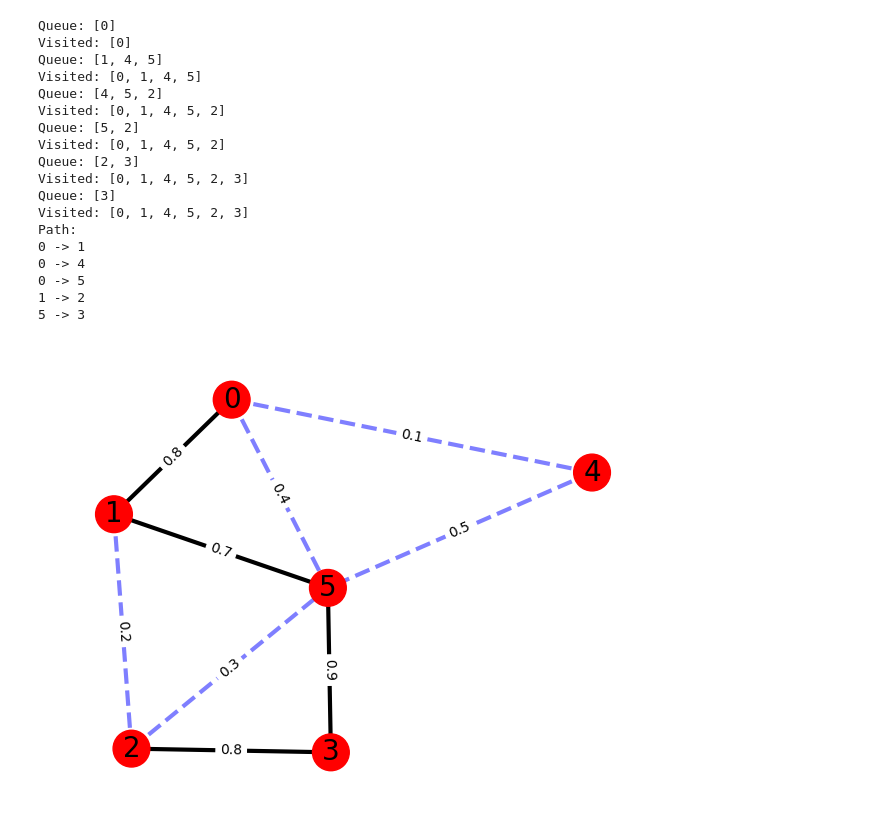
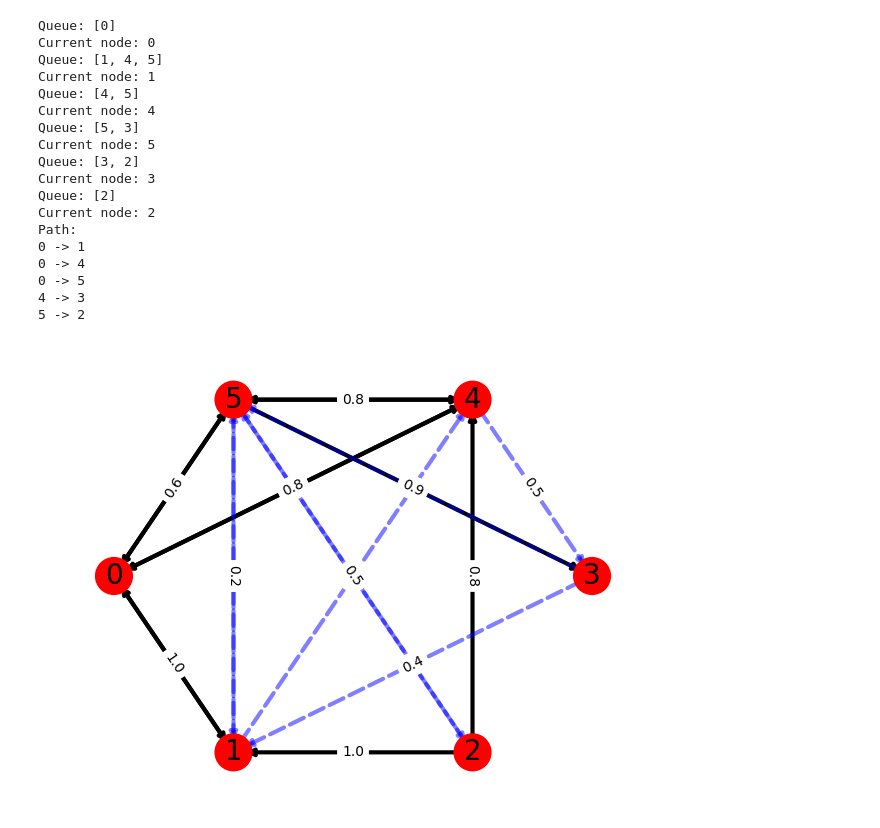
Before and after one commit to karolcieply/studia, a Jupyter notebook: SemestrVI/hmo/hmo_notebook.ipynb, the cells around one changed output. Saved outputs shown, nothing was run; the diff lists cells and outputs as text; code cells hidden in the pictures.

Commit message:
ADD: updated functions

```diff
--- a/SemestrVI/hmo/hmo_notebook.ipynb
+++ b/SemestrVI/hmo/hmo_notebook.ipynb
@@ -9,7 +9,7 @@ from random import randint
 # %%
 GRAPH_SEED: int = 1
 DRAWING_SEED: int = 1
-DIRECTED_GRAPH: bool = False
+DIRECTED_GRAPH: bool = True
 # %%
 class Graph:
     def __init__(self, g: Union[nx.Graph, None]=None) -> None:
@@ -34,42 +34,39 @@ class Graph:
             return "".join([f"{parent} -> {node}\n" for node, parent in self.parents.items()])
 
     @staticmethod
-    def bfs(g: nx.Graph, start: int, end: int) -> Graph.FunctionOutput:
+    def bfs(g: nx.Graph, start: int) -> Graph.FunctionOutput:
         queue: list = [start]
         visited: list = [start]
         parents: dict = {}
         while queue:
             print(f"Queue: {queue}")
-            print(f"Visited: {visited}")
             node: int = queue.pop(0)
-            if node == end:
-                return Graph.FunctionOutput(visited, parents)
+            print(f"Current node: {node}")
             for neighbour in g.neighbors(node):
                 if neighbour not in visited:
                     visited.append(neighbour)
                     parents[neighbour] = node
                     queue.append(neighbour)
-        raise Exception("Path not found")
+        return Graph.FunctionOutput(visited, parents)
+
 
     @staticmethod
-    def dfs(g: nx.Graph, start: int, end: int, visited: list=[], parents: dict={}) -> Graph.FunctionOutput:
+    def dfs(g: nx.Graph, start: int, visited: list=[], parents: dict={}) -> Graph.FunctionOutput:
         visited += [start]
         print(f"Visited: {visited}")
         print(f"Current node: {start}")
-        if start == end:
-            return Graph.FunctionOutput(visited, parents)
-        else:
-            for node in g.neighbors(start):
-                if node not in visited:
-                    parents[node] = start
-                    return Graph.dfs(g, node, end, visited, parents)
-        raise Exception("Path not found")
+        for node in g.neighbors(start):
+            if node not in visited:
+                parents[node] = start
+                return Graph.dfs(g, node, visited, parents)
+        return Graph.FunctionOutput(visited, parents)
 
     def draw(self: Self, node_colors: Union[List[str], None]=None) -> None:
         node_colors = node_colors or ['white' for node in self.g.nodes()]
         elarge = [(u, v) for (u, v, d) in self.g.edges(data=True) if d["weight"] > 0.5]
         esmall = [(u, v) for (u, v, d) in self.g.edges(data=True) if d["weight"] <= 0.5]
-        pos = nx.spring_layout(self.g, seed=DRAWING_SEED)
+        #pos = nx.spring_layout(self.g, seed=DRAWING_SEED)
+        pos = nx.shell_layout(self.g)
         nx.draw_networkx_nodes(self.g, pos, node_size=700, node_color=node_colors)
         nx.draw_networkx_edges(self.g, pos, edgelist=elarge, width=3)
         nx.draw_networkx_edges(
@@ -83,42 +80,41 @@ class Graph:
         plt.axis("off")
         plt.tight_layout()
 
-    def draw_function(self: Self, start: int, end: int, function_to_draw: Callable [[nx.Graph, int, int], Graph.FunctionOutput]) -> None:
+    def draw_function(self: Self, start: int, function_to_draw: Callable [[nx.Graph, int], Graph.FunctionOutput]) -> None:
             fig = plt.figure()
             camera = Camera(fig)
             self.plots = []
-            function_ouput = function_to_draw(self.g, start, end)
+            function_ouput = function_to_draw(self.g, start)
             print(f"Path:\n{function_ouput}")
             tmp = []
             for i in function_ouput.visited:
                 tmp.append(i)
                 colors = ['r' if node in tmp else 'white' for node in self.g.nodes() ]
-                #nx.draw(self.g, with_labels=True, node_color=colors, pos=nx.spring_layout(self.g, seed=DRAWING_SEED))
                 self.draw(node_colors=colors)
                 camera.snap()
             camera.animate().save(f'{function_to_draw.__name__}.gif', writer='imagemagick', fps=1)
 # %%
 graph = Graph.create_example_graph()
 # %%
-graph.draw_function(0, 3, Graph.bfs)
+graph.draw_function(0, Graph.bfs)
 # %% [output]
 Queue: [0]
-Visited: [0]
+Current node: 0
 Queue: [1, 4, 5]
-Visited: [0, 1, 4, 5]
-Queue: [4, 5, 2]
-Visited: [0, 1, 4, 5, 2]
-Queue: [5, 2]
-Visited: [0, 1, 4, 5, 2]
-Queue: [2, 3]
-Visited: [0, 1, 4, 5, 2, 3]
-Queue: [3]
-Visited: [0, 1, 4, 5, 2, 3]
+Current node: 1
+Queue: [4, 5]
+Current node: 4
+Queue: [5, 3]
+Current node: 5
+Queue: [3, 2]
+Current node: 3
+Queue: [2]
+Current node: 2
 Path:
 0 -> 1
 0 -> 4
 0 -> 5
-1 -> 2
-5 -> 3
+4 -> 3
+5 -> 2
-[figure, old version]
+[figure, new version]
 # %%
```
Also changed, not shown: parts of 2 cells of this notebook.
